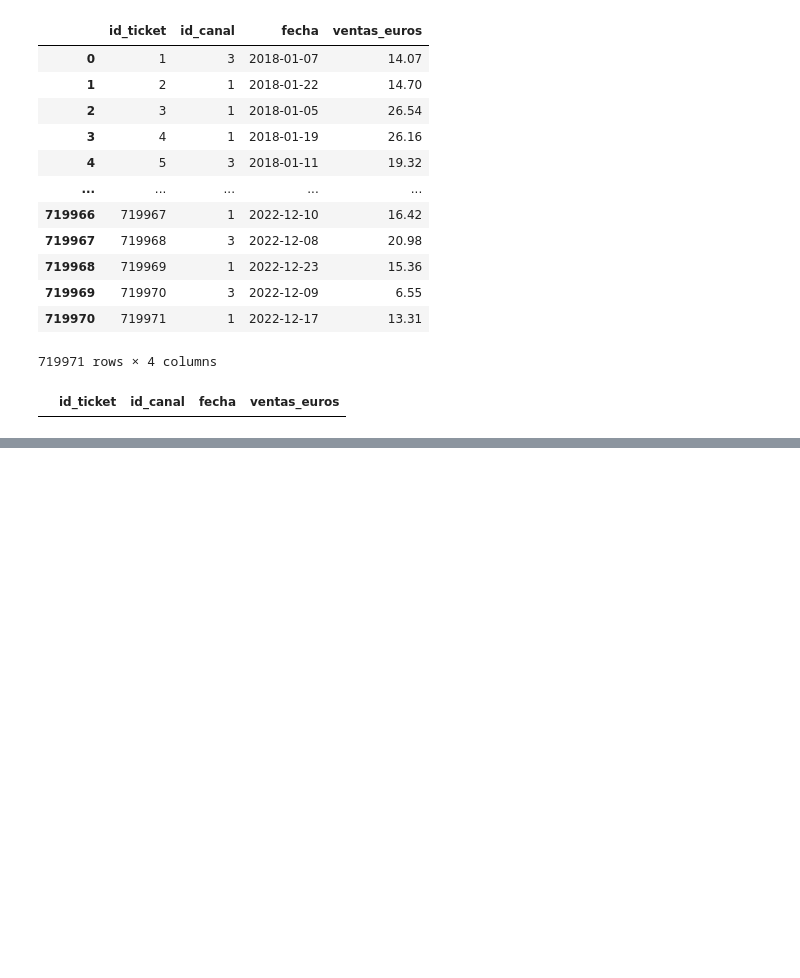
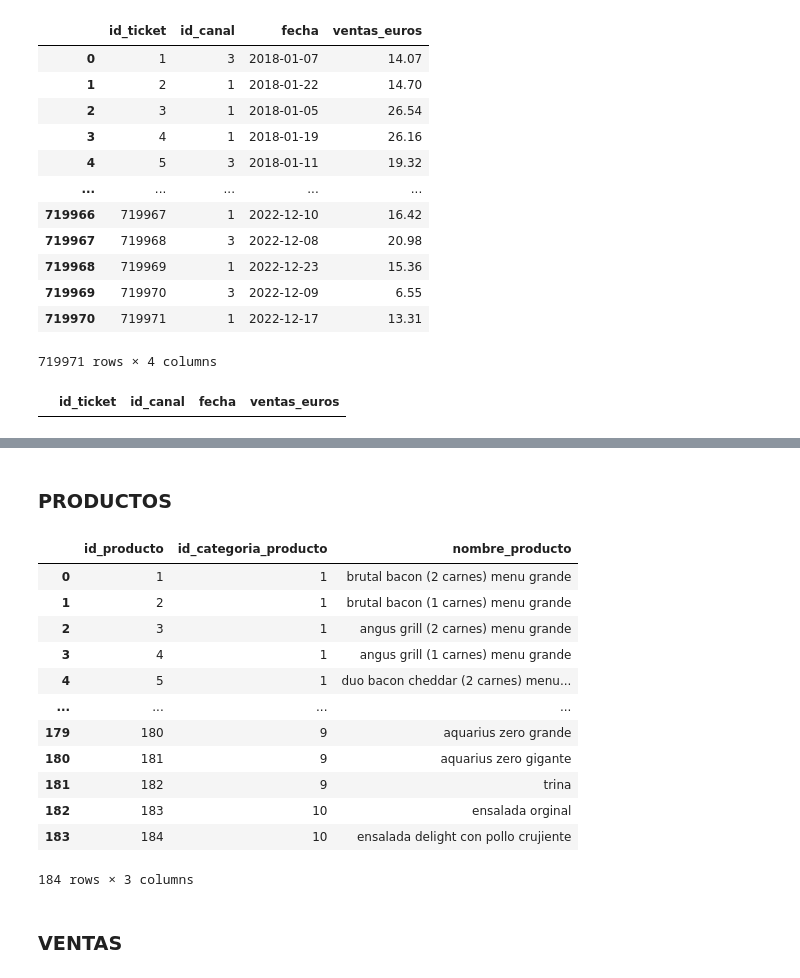
Before and after one commit to Lidiavf1912/analysis_burgerking, a Jupyter notebook: creacion_de_tablas.ipynb, the cells around one changed output, grey strips where cells are left out. Cells and saved outputs as stored; diff of their text form; code cells hidden in the pictures; blank space fills up the shorter version.

```diff
--- a/creacion_de_tablas.ipynb
+++ b/creacion_de_tablas.ipynb
@@ -815,0 +776,25 @@ tickets_totales[tickets_totales['ventas_euros'].isna()==True]
+# %% [markdown]
+### PRODUCTOS
+# %%
+productos=precios_df
+# %%
+productos.rename(columns={'producto': 'nombre_producto'}, inplace=True)
+# %%
+productos=productos[['id_producto', 'id_categoria_producto', 'nombre_producto']]
+productos
+# %% [output]
+|  | id_producto | id_categoria_producto | nombre_producto |
+| 0 | 1 | 1 | brutal bacon (2 carnes) menu grande |
+| 1 | 2 | 1 | brutal bacon (1 carnes) menu grande |
+| 2 | 3 | 1 | angus grill (2 carnes) menu grande |
+| 3 | 4 | 1 | angus grill (1 carnes) menu grande |
+| 4 | 5 | 1 | duo bacon cheddar (2 carnes) menu... |
+| ... | ... | ... | ... |
+| 179 | 180 | 9 | aquarius zero grande |
+| 180 | 181 | 9 | aquarius zero gigante |
+| 181 | 182 | 9 | trina |
+| 182 | 183 | 10 | ensalada orginal |
+| 183 | 184 | 10 | ensalada delight con pollo crujiente |
+184 rows × 3 columns
+# %% [markdown]
+### VENTAS
```
Also changed, not shown: parts of 18 cells of this notebook.
